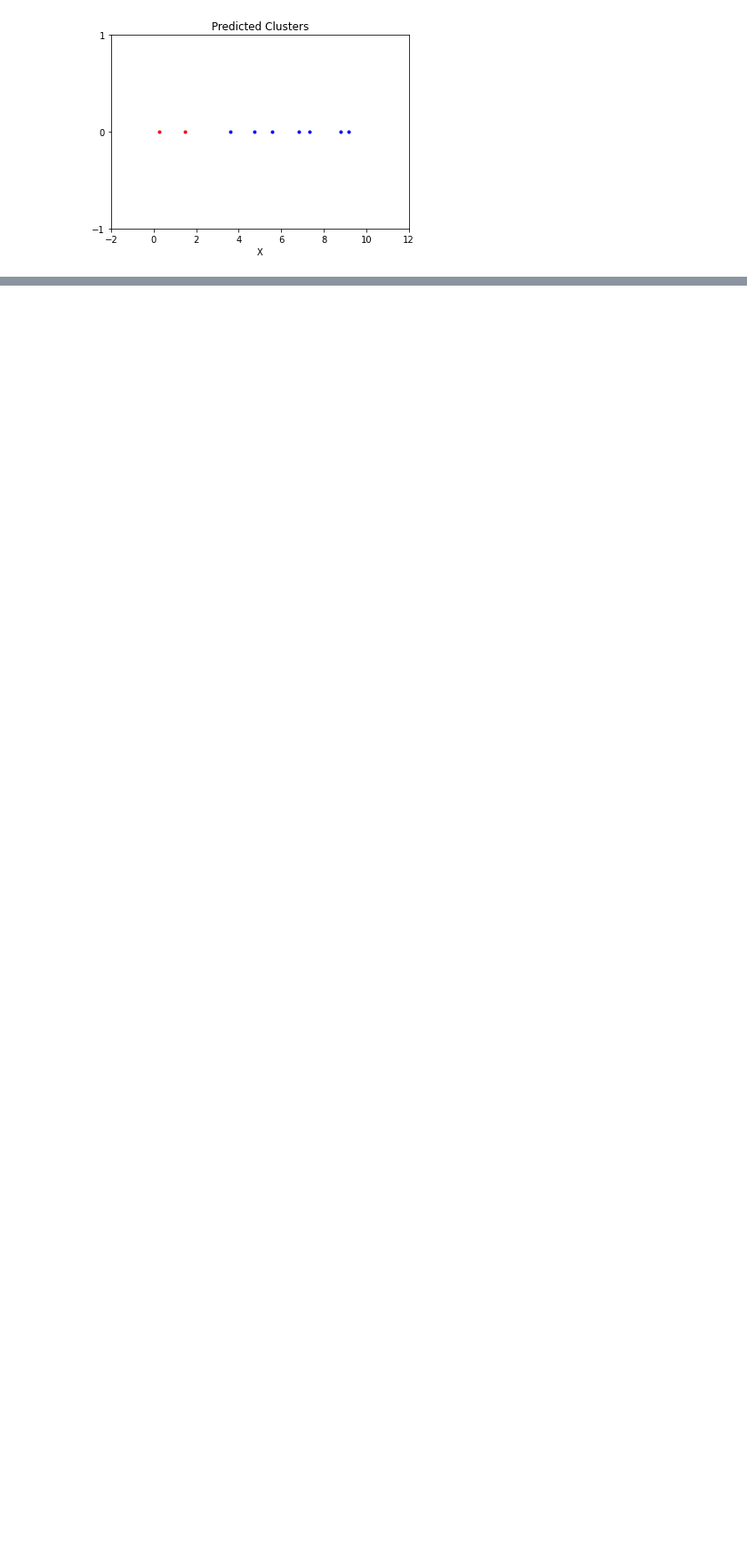
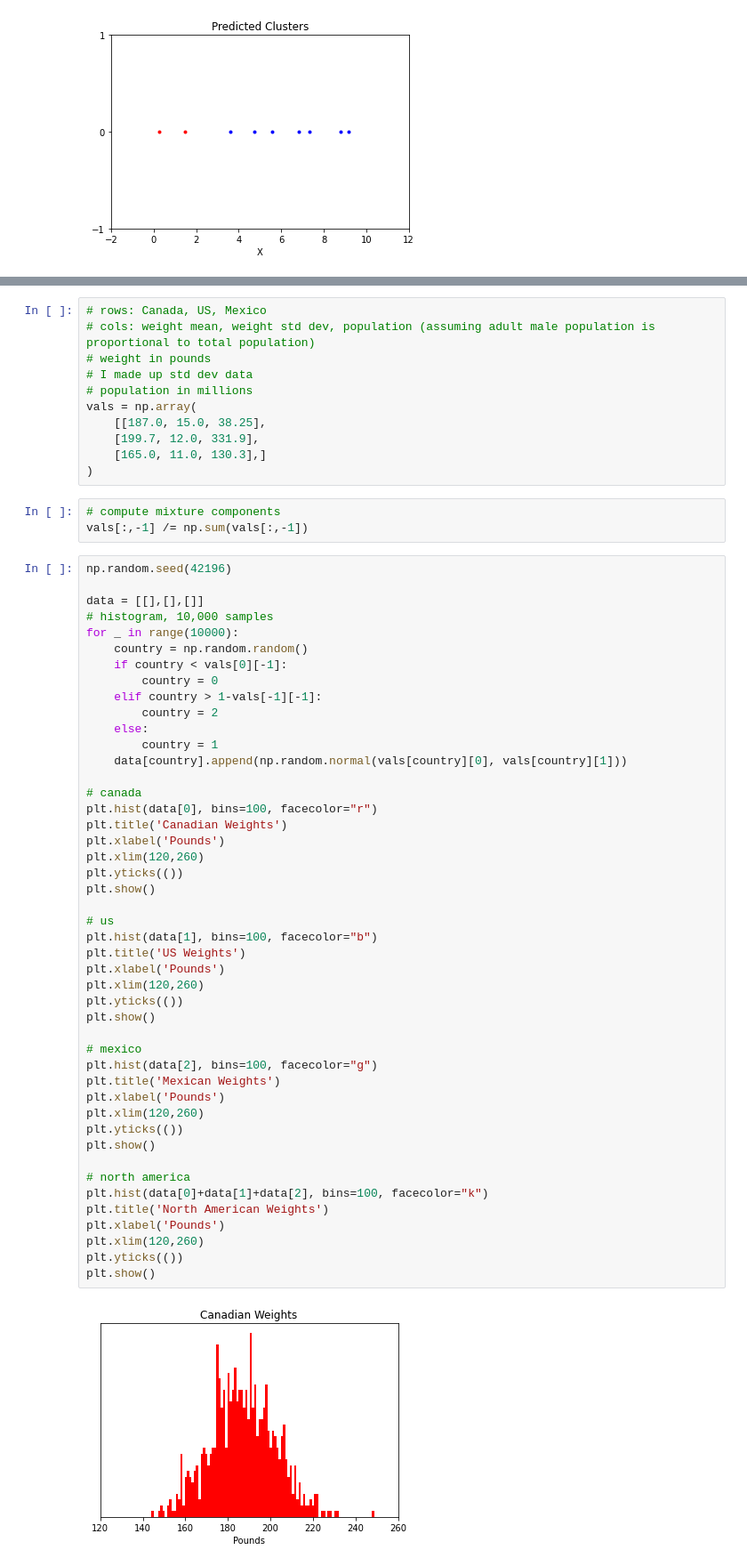
Before and after one commit to dliedtka/data_science_jqr, a Jupyter notebook: 03_04/03_04_10.ipynb, the cells around one changed output, grey strips where cells are left out. Shown: that part at 89% size. Saved outputs shown, nothing was run; the diff lists cells and outputs as text; blank space fills up the shorter version.

Commit message:
finished Gaussian mixture models

```diff
--- a/03_04/03_04_10.ipynb
+++ b/03_04/03_04_10.ipynb
@@ -272,0 +277,62 @@ plt.show()
+# %%
+# rows: Canada, US, Mexico
+# cols: weight mean, weight std dev, population (assuming adult male population is proportional to total population)
+# weight in pounds
+# I made up std dev data
+# population in millions
+vals = np.array(
+    [[187.0, 15.0, 38.25],
+    [199.7, 12.0, 331.9],
+    [165.0, 11.0, 130.3],]
+)
+# %%
+# compute mixture components
+vals[:,-1] /= np.sum(vals[:,-1])
+# %%
+np.random.seed(42196)
+
+data = [[],[],[]]
+# histogram, 10,000 samples
+for _ in range(10000):
+    country = np.random.random()
+    if country < vals[0][-1]:
+        country = 0
+    elif country > 1-vals[-1][-1]:
+        country = 2
+    else:
+        country = 1
+    data[country].append(np.random.normal(vals[country][0], vals[country][1]))
+
+# canada
+plt.hist(data[0], bins=100, facecolor="r")
+plt.title('Canadian Weights')
+plt.xlabel('Pounds')
+plt.xlim(120,260)
+plt.yticks(())
+plt.show()
+
+# us
+plt.hist(data[1], bins=100, facecolor="b")
+plt.title('US Weights')
+plt.xlabel('Pounds')
+plt.xlim(120,260)
+plt.yticks(())
+plt.show()
+
+# mexico
+plt.hist(data[2], bins=100, facecolor="g")
+plt.title('Mexican Weights')
+plt.xlabel('Pounds')
+plt.xlim(120,260)
+plt.yticks(())
+plt.show()
+
+# north america
+plt.hist(data[0]+data[1]+data[2], bins=100, facecolor="k")
+plt.title('North American Weights')
+plt.xlabel('Pounds')
+plt.xlim(120,260)
+plt.yticks(())
+plt.show()
+# %% [output]
+[figure, added]
```
Also changed, not shown: parts of 6 cells of this notebook, 3 other files.
